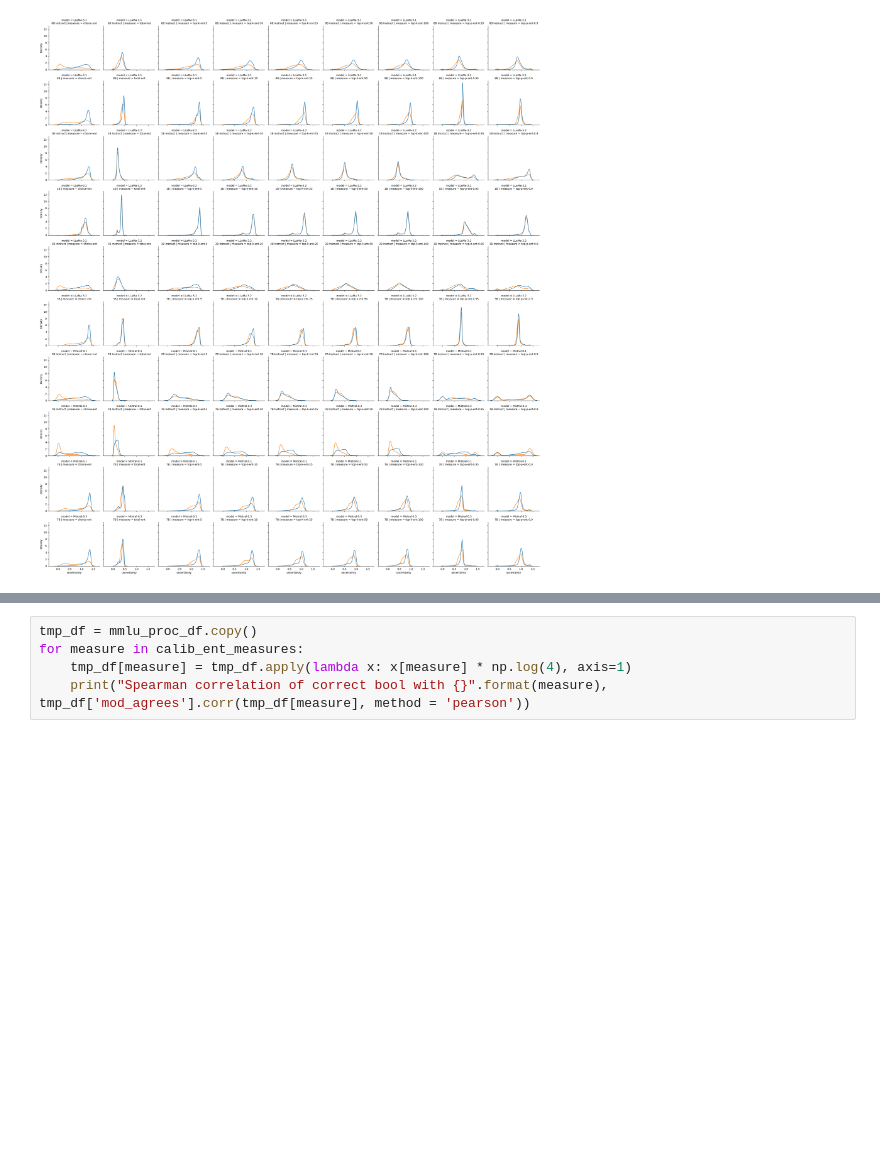
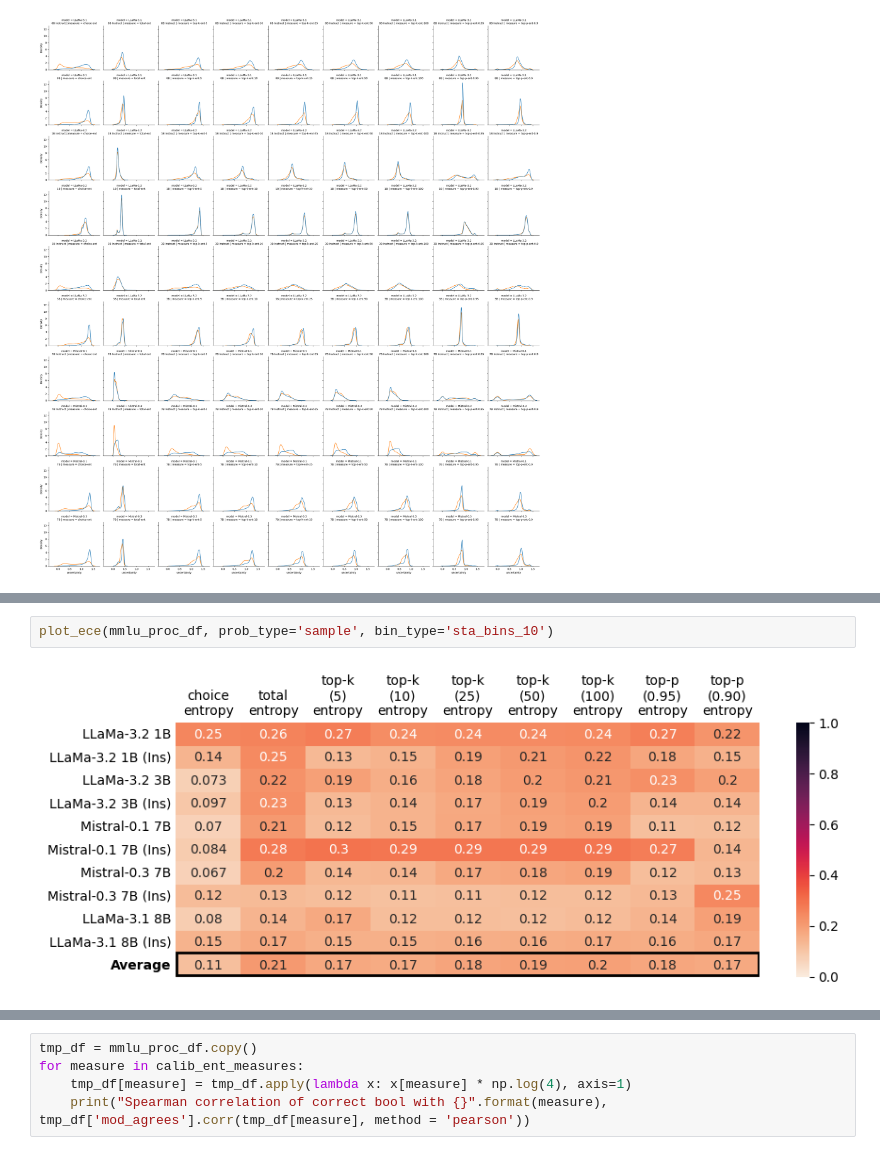
Before and after one commit to KyleAMoore/LLM-UQ-Align-and-Calibrate, a Jupyter notebook: Analysis/Uncertainty_AAAI.ipynb, the cells around one changed output, grey strips where cells are left out. Cells and saved outputs as stored; diff of their text form; blank space fills up the shorter version.

```diff
--- a/Analysis/Uncertainty_AAAI.ipynb
+++ b/Analysis/Uncertainty_AAAI.ipynb
@@ -750,4 +810,8 @@ def plot_ece(df, standardize=True, bin_type='sta_bins_4', prob_type='sample'):
 
     plt.show()
+# %%
+plot_ece(mmlu_proc_df, prob_type='sample', bin_type='sta_bins_10')
+# %% [output]
+[figure, added]
 # %%
 plot_ece(mmlu_proc_df, prob_type='sample', bin_type='sta_bins_10')
```
Also changed, not shown: parts of 9 cells of this notebook.
